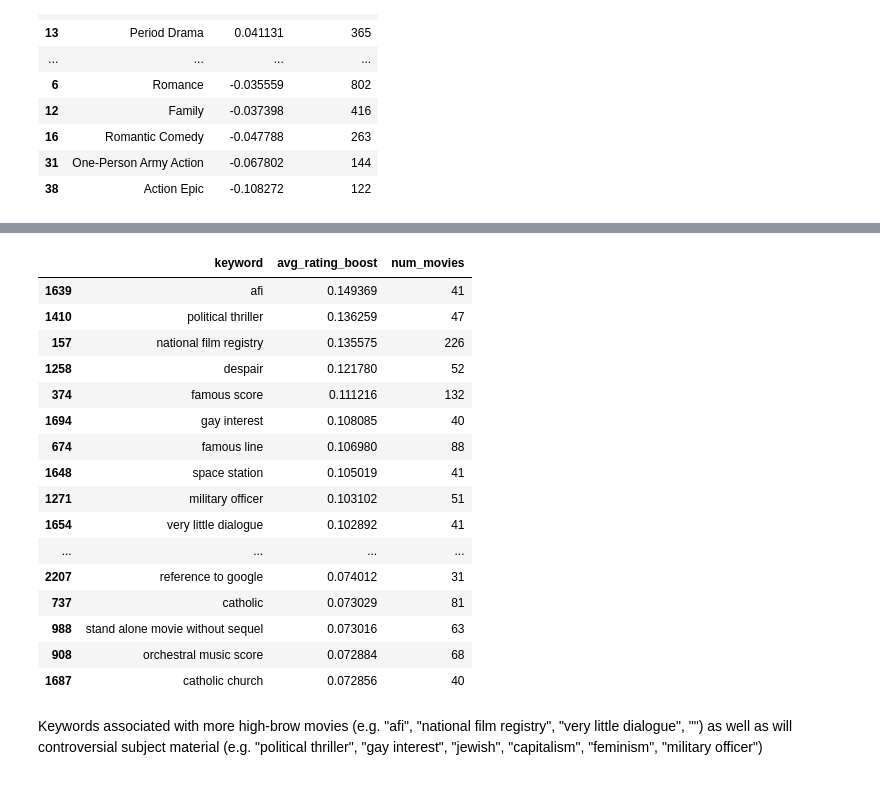
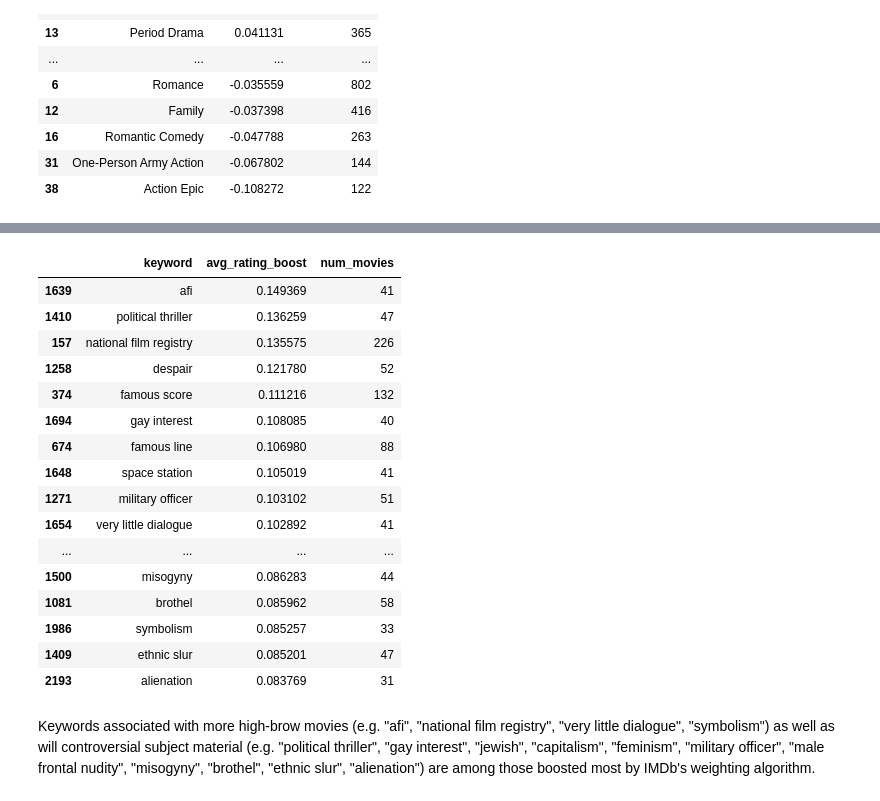
Before and after one commit to kaijchang/cmpu250-project-group-1, a Jupyter notebook: preliminary_report/preliminary_report.ipynb, the cells around one changed output, grey strips where cells are left out. Drawn from its saved outputs; the diff is of its cells as text; code cells hidden in the pictures.

```diff
--- a/preliminary_report/preliminary_report.ipynb
+++ b/preliminary_report/preliminary_report.ipynb
@@ -279,3 +325,20 @@ for keyword in top_keywords:
     })
 
 keywords_weighting_df = pd.DataFrame(keywords_weighting_data)
+# %%
+keywords_weighting_df = keywords_weighting_df.sort_values('avg_rating_boost', ascending=True)
+
+df_to_plot = pd.concat((
+    keywords_weighting_df.head(30),
+    pd.DataFrame([{'keyword': '...', 'avg_rating_boost': 0}]),
+    keywords_weighting_df.tail(30)
+))
+
+plt.figure(figsize=(10, 10))
+plt.barh(df_to_plot['keyword'], df_to_plot['avg_rating_boost'])
+plt.tick_params(axis='y', which='major', labelsize=10)
+plt.tight_layout()
+plt.ylabel('Keyword')
+plt.xlabel('Average Rating Boost (IMDb Weighting Algorithm)')
+plt.title('Average Rating Boost by Keyword')
+plt.show()
@@ -282,23 +347,23 @@ keywords_weighting_df = pd.DataFrame(keywords_weighting_data)
 # %%
-keywords_weighting_df.sort_values('avg_rating_boost', ascending=False).head(50)
+keywords_weighting_df.sort_values('avg_rating_boost', ascending=False).head(30)
 # %% [output]
 |  | keyword | avg_rating_boost | num_movies |
 | 1639 | afi | 0.149369 | 41 |
 | 1410 | political thriller | 0.136259 | 47 |
 | 157 | national film registry | 0.135575 | 226 |
 | 1258 | despair | 0.121780 | 52 |
 | 374 | famous score | 0.111216 | 132 |
 | 1694 | gay interest | 0.108085 | 40 |
 | 674 | famous line | 0.106980 | 88 |
 | 1648 | space station | 0.105019 | 41 |
 | 1271 | military officer | 0.103102 | 51 |
 | 1654 | very little dialogue | 0.102892 | 41 |
 | ... | ... | ... | ... |
-| 2207 | reference to google | 0.074012 | 31 |
-| 737 | catholic | 0.073029 | 81 |
-| 988 | stand alone movie without sequel | 0.073016 | 63 |
-| 908 | orchestral music score | 0.072884 | 68 |
-| 1687 | catholic church | 0.072856 | 40 |
+| 1500 | misogyny | 0.086283 | 44 |
+| 1081 | brothel | 0.085962 | 58 |
+| 1986 | symbolism | 0.085257 | 33 |
+| 1409 | ethnic slur | 0.085201 | 47 |
+| 2193 | alienation | 0.083769 | 31 |
 # %% [markdown]
-Keywords associated with more high-brow movies (e.g. "afi", "national film registry", "very little dialogue", "") as well as will controversial subject material (e.g. "political thriller", "gay interest", "jewish", "capitalism", "feminism", "military officer")
+Keywords associated with more high-brow movies (e.g. "afi", "national film registry", "very little dialogue", "symbolism") as well as will controversial subject material (e.g. "political thriller", "gay interest", "jewish", "capitalism", "feminism", "military officer", "male frontal nudity", "misogyny", "brothel", "ethnic slur", "alienation") are among those boosted most by IMDb's weighting algorithm.
 # %%
```
Also changed, not shown: parts of 20 cells of this notebook.
